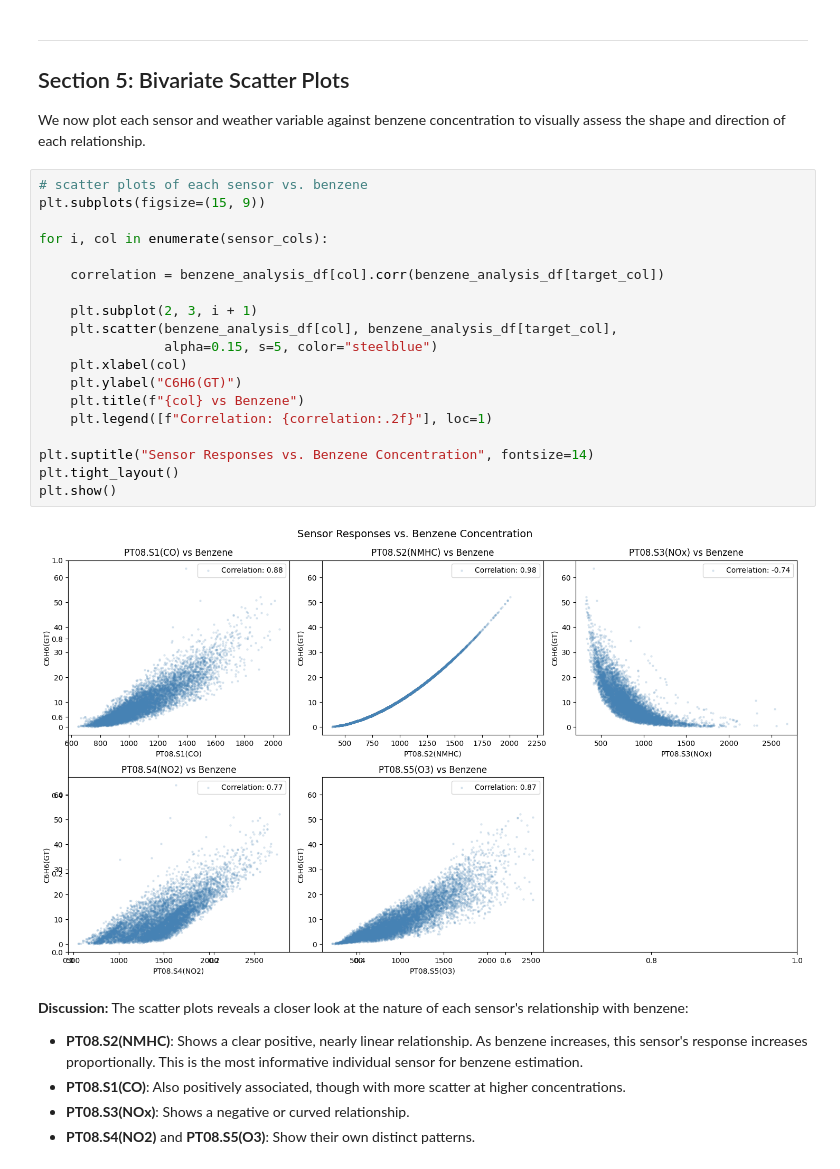
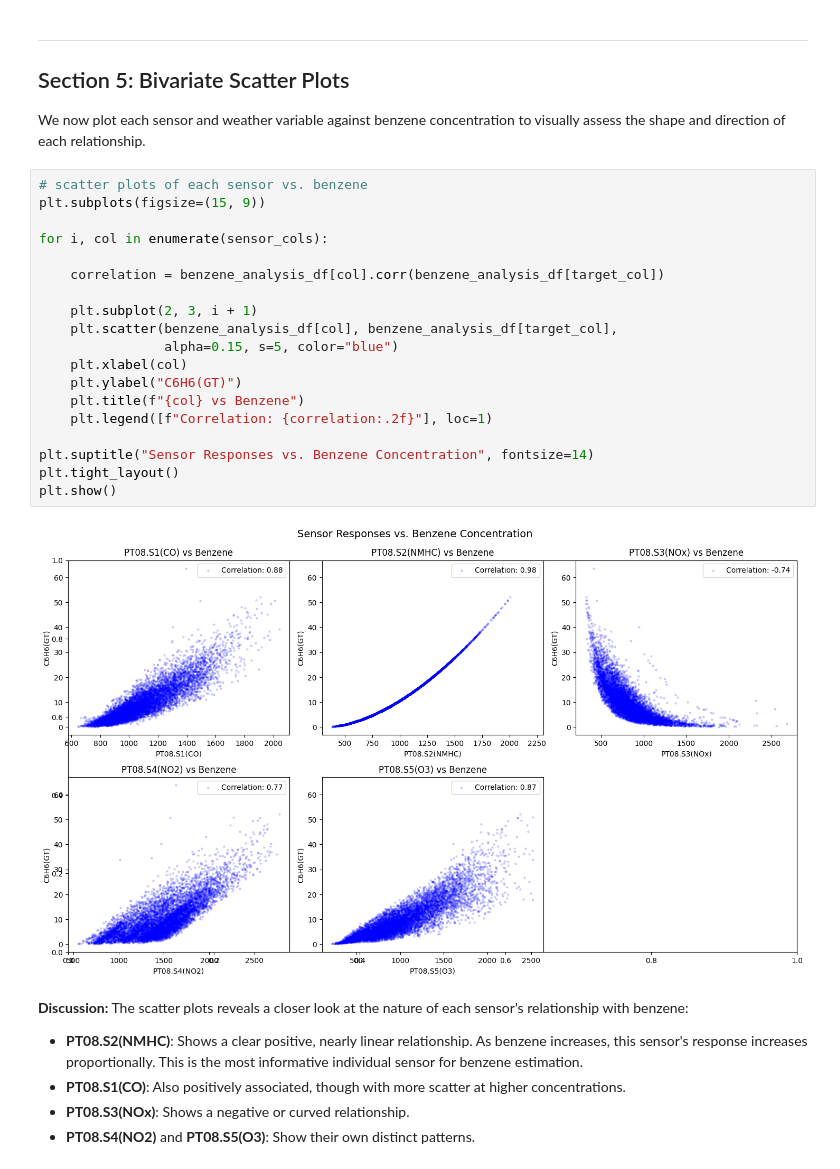
Before and after one commit to HannahShaw21/ST-554-Project1, a Jupyter notebook: Task2/Project_1_Task_2_David_Pressley.ipynb, the cells around one changed output. Saved outputs shown, nothing was run; the diff lists cells and outputs as text.

```diff
--- a/Task2/Project_1_Task_2_David_Pressley.ipynb
+++ b/Task2/Project_1_Task_2_David_Pressley.ipynb
@@ -841,24 +837,24 @@ We now plot each sensor and weather variable against benzene concentration to vi
 # %%
 # scatter plots of each sensor vs. benzene
 plt.subplots(figsize=(15, 9))
 
 for i, col in enumerate(sensor_cols):
 
     correlation = benzene_analysis_df[col].corr(benzene_analysis_df[target_col])
 
     plt.subplot(2, 3, i + 1)
     plt.scatter(benzene_analysis_df[col], benzene_analysis_df[target_col],
-                alpha=0.15, s=5, color="steelblue")
+                alpha=0.15, s=5, color="blue")
     plt.xlabel(col)
     plt.ylabel("C6H6(GT)")
     plt.title(f"{col} vs Benzene")
     plt.legend([f"Correlation: {correlation:.2f}"], loc=1)
 
 plt.suptitle("Sensor Responses vs. Benzene Concentration", fontsize=14)
 plt.tight_layout()
 plt.show()
 # %% [output]
-[figure, old version]
+[figure, new version]
 # %% [markdown]
 **Discussion:** The scatter plots reveals a closer look at the nature of each sensor's relationship with benzene:
 
```
Also changed, not shown: parts of 9 cells of this notebook.
